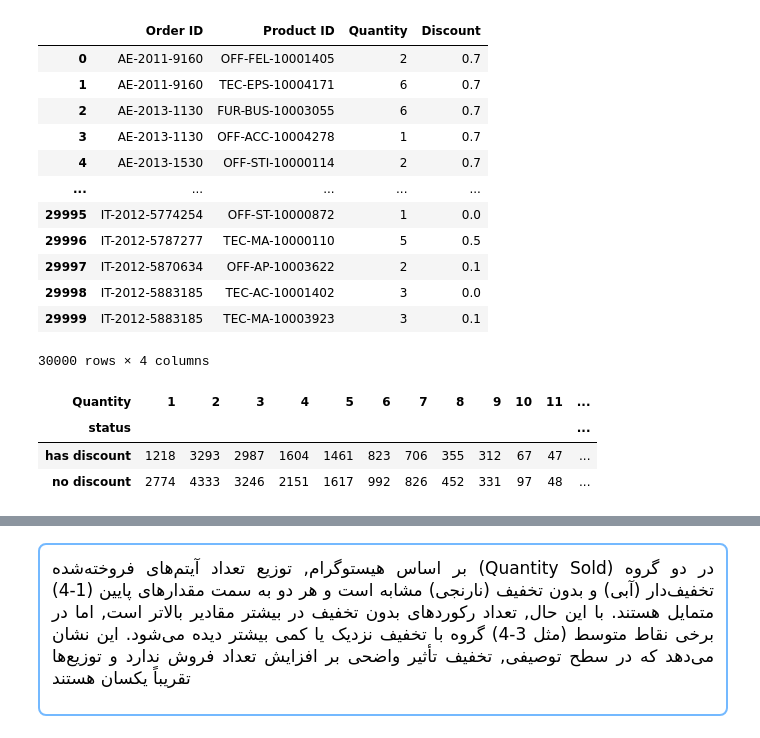
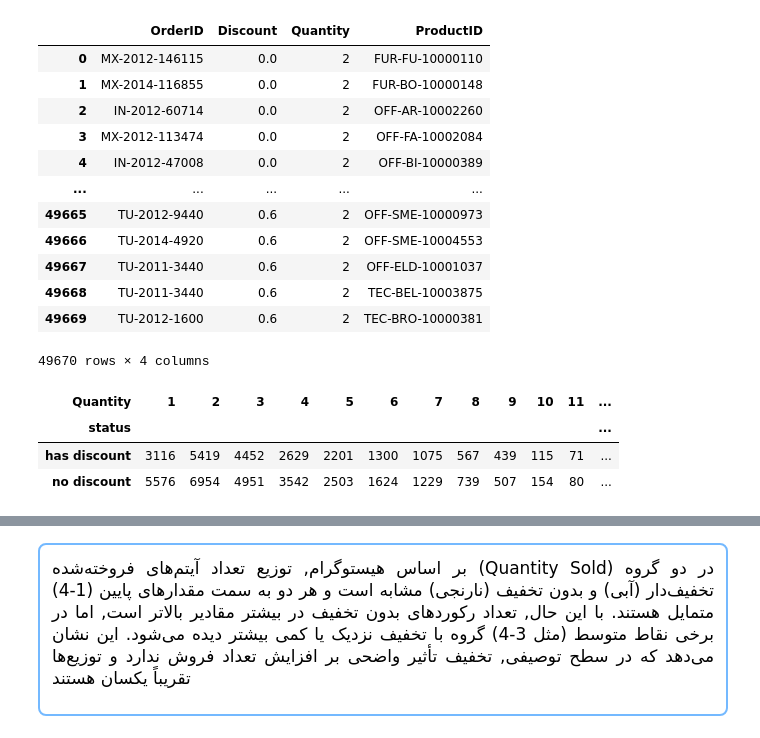
Before and after one commit to arashnaderi820-cyber/superstore-data-analysis, a Jupyter notebook: Phase2_Statistics/amar.ipynb, the cells around one changed output, grey strips where cells are left out. Cells and saved outputs as stored; diff of their text form; code cells hidden in the pictures.

```diff
--- a/Phase2_Statistics/amar.ipynb
+++ b/Phase2_Statistics/amar.ipynb
@@ -6,23 +6,23 @@ import numpy as np
 from scipy.stats import mannwhitneyu
 from scipy.stats import shapiro
 # %%
-file_path=r"Phase2_Discount_StatisticalTest.csv"
-df=pd.read_csv(file_path)
+file_path='C:\\Users\\Ravis\\Desktop\\data_Phase2.xlsx'
+df=pd.read_excel(file_path)
 df
 # %% [output]
-|  | Order ID | Product ID | Quantity | Discount |
-| 0 | AE-2011-9160 | OFF-FEL-10001405 | 2 | 0.7 |
-| 1 | AE-2011-9160 | TEC-EPS-10004171 | 6 | 0.7 |
-| 2 | AE-2013-1130 | FUR-BUS-10003055 | 6 | 0.7 |
-| 3 | AE-2013-1130 | OFF-ACC-10004278 | 1 | 0.7 |
-| 4 | AE-2013-1530 | OFF-STI-10000114 | 2 | 0.7 |
+|  | OrderID | Discount | Quantity | ProductID |
+| 0 | MX-2012-146115 | 0.0 | 2 | FUR-FU-10000110 |
+| 1 | MX-2014-116855 | 0.0 | 2 | FUR-BO-10000148 |
+| 2 | IN-2012-60714 | 0.0 | 2 | OFF-AR-10002260 |
+| 3 | MX-2012-113474 | 0.0 | 2 | OFF-FA-10002084 |
+| 4 | IN-2012-47008 | 0.0 | 2 | OFF-BI-10000389 |
 | ... | ... | ... | ... | ... |
-| 29995 | IT-2012-5774254 | OFF-ST-10000872 | 1 | 0.0 |
-| 29996 | IT-2012-5787277 | TEC-MA-10000110 | 5 | 0.5 |
-| 29997 | IT-2012-5870634 | OFF-AP-10003622 | 2 | 0.1 |
-| 29998 | IT-2012-5883185 | TEC-AC-10001402 | 3 | 0.0 |
-| 29999 | IT-2012-5883185 | TEC-MA-10003923 | 3 | 0.1 |
+| 49665 | TU-2012-9440 | 0.6 | 2 | OFF-SME-10000973 |
+| 49666 | TU-2014-4920 | 0.6 | 2 | OFF-SME-10004553 |
+| 49667 | TU-2011-3440 | 0.6 | 2 | OFF-ELD-10001037 |
+| 49668 | TU-2011-3440 | 0.6 | 2 | TEC-BEL-10003875 |
+| 49669 | TU-2012-1600 | 0.6 | 2 | TEC-BRO-10000381 |
-30000 rows × 4 columns
+49670 rows × 4 columns
 # %%
 status_list = []
 
@@ -47,8 +47,8 @@ distribution
 # %% [output]
 | Quantity | 1 | 2 | 3 | 4 | 5 | 6 | 7 | 8 | 9 | 10 | 11 | ... |
 | status |  |  |  |  |  |  |  |  |  |  |  | ... |
-| has discount | 1218 | 3293 | 2987 | 1604 | 1461 | 823 | 706 | 355 | 312 | 67 | 47 | ... |
-| no discount | 2774 | 4333 | 3246 | 2151 | 1617 | 992 | 826 | 452 | 331 | 97 | 48 | ... |
+| has discount | 3116 | 5419 | 4452 | 2629 | 2201 | 1300 | 1075 | 567 | 439 | 115 | 71 | ... |
+| no discount | 5576 | 6954 | 4951 | 3542 | 2503 | 1624 | 1229 | 739 | 507 | 154 | 80 | ... |
 # %%
 x = np.arange(len(distribution.columns))
 width = 0.4
```
Also changed, not shown: parts of 3 cells of this notebook.
